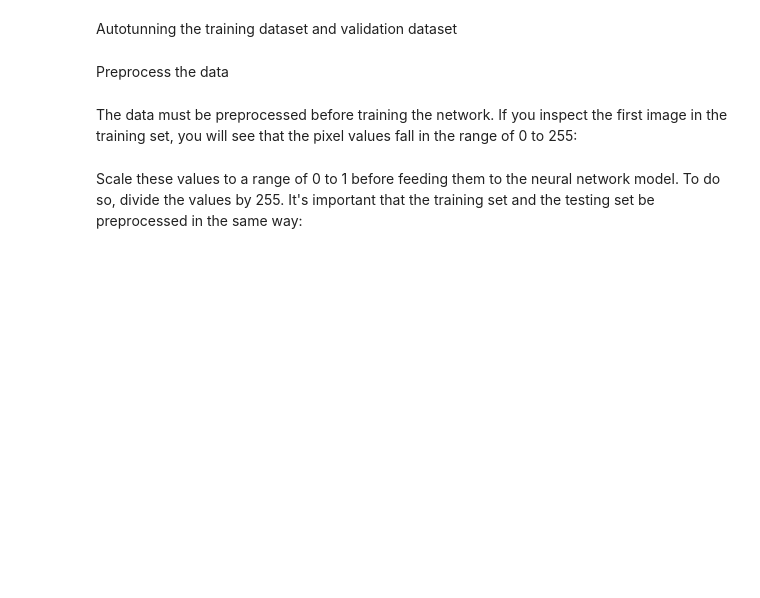
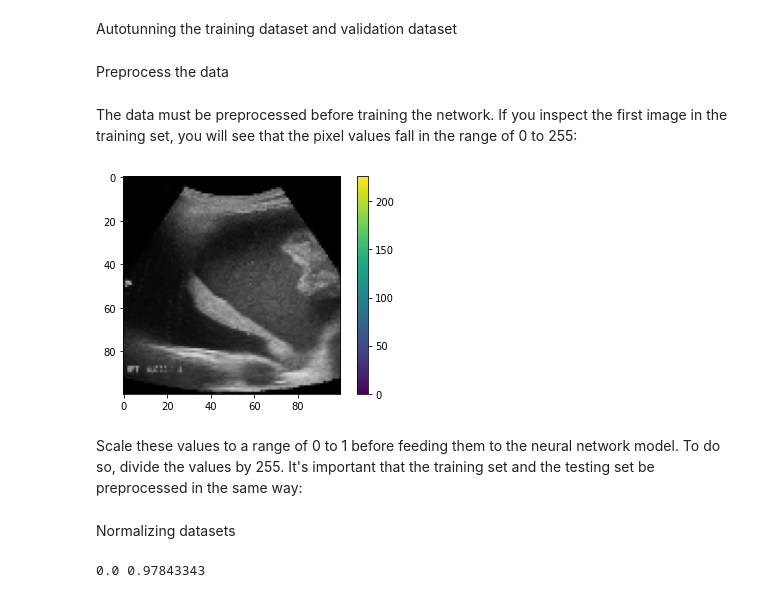
Before and after one commit to pirumba/deeplearning, a Jupyter notebook: Chest_opacity.ipynb, the cells around one changed output. Saved outputs shown, nothing was run; the diff lists cells and outputs as text; code cells hidden in the pictures; blank space fills up the shorter version.

Commit message:
Normalization of training dataset

```diff
--- a/Chest_opacity.ipynb
+++ b/Chest_opacity.ipynb
@@ -79,5 +79,17 @@ valid_ds = valid_ds.cache().prefetch(buffer_size=AUTOTUNE)
 Preprocess the data
 # %% [markdown]
 The data must be preprocessed before training the network. If you inspect the first image in the training set, you will see that the pixel values fall in the range of 0 to 255:
+# %%
+import matplotlib.pyplot as plt
+plt.figure(0)
+plt.imshow(images[i].numpy().astype("uint8"))
+#plt.imshow(train_ds[0])
+plt.colorbar()
+plt.grid(False)
+plt.show()
+# %% [output]
+[figure, added]
 # %% [markdown]
 Scale these values to a range of 0 to 1 before feeding them to the neural network model. To do so, divide the values by 255. It's important that the training set and the testing set be preprocessed in the same way:
+# %% [markdown]
+Normalizing datasets
@@ -83,0 +98,7 @@ Scale these values to a range of 0 to 1 before feeding them to the neural networ
+# %%
+normalized_ds = train_ds.map(lambda x, y: (normalization_layer(x), y))
+image_batch, lebels_batch = next(iter(normalized_ds))
+first_image = image_batch[3]
+print(np.min(first_image), np.max(first_image))
+# %% [output]
+0.0 0.97843343
```
Also changed, not shown: parts of 1 cell of this notebook.
